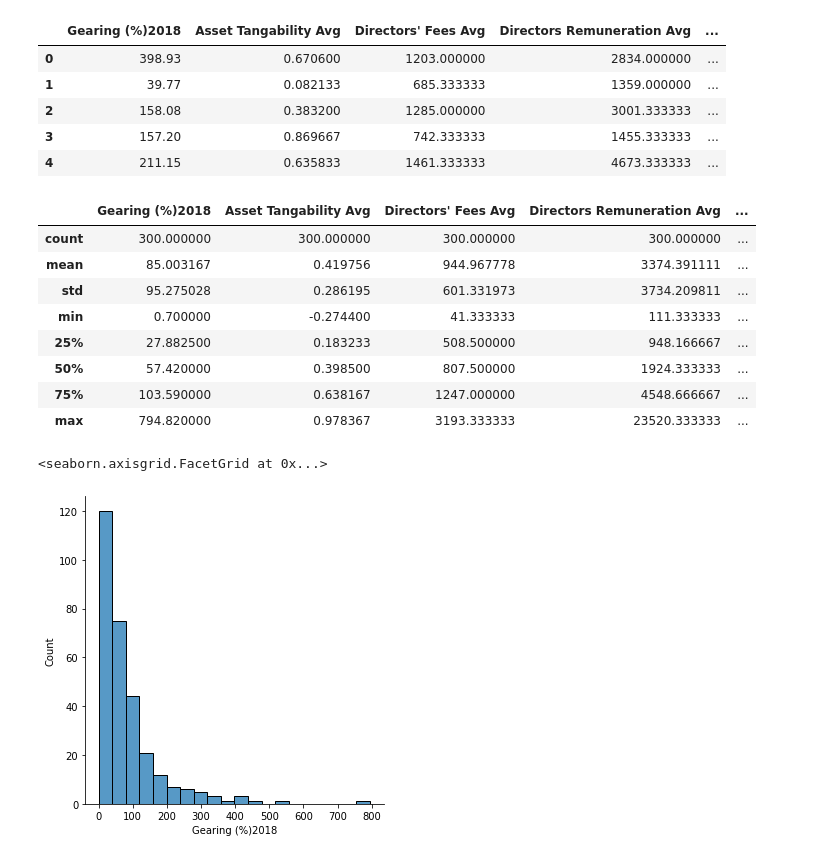
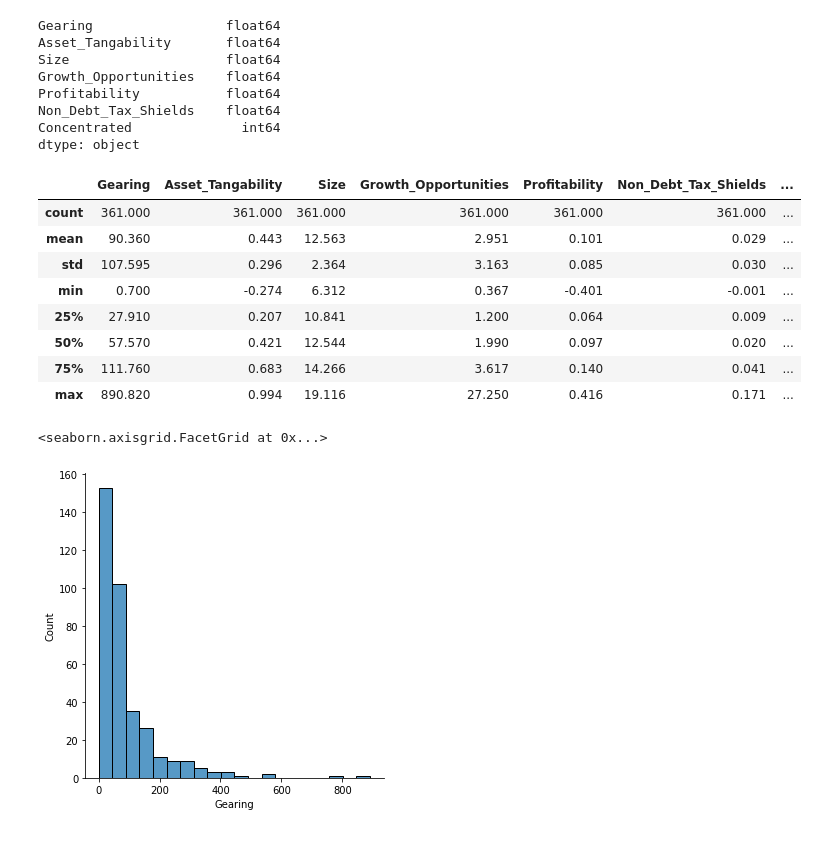
Before and after one commit to 0xNathanW/Financial-Econ-Coursework, a Jupyter notebook: EDA.ipynb, the cells around one changed output. Cells and saved outputs as stored; diff of their text form; code cells hidden in the pictures.

```diff
--- a/EDA.ipynb
+++ b/EDA.ipynb
@@ -10,28 +7,32 @@ import seaborn as sns
 # %%
 # Import data from csv.
-df = pd.read_csv('./RegressionData.csv', encoding="UTF-8")
-df.head()
+df = pd.read_csv('./NewRegressionData.csv', encoding="UTF-8")
+EDAdf = df.copy()
+EDAdf.dtypes
 # %% [output]
-|  | Gearing (%)2018 | Asset Tangability Avg | Directors' Fees Avg | Directors Remuneration Avg | ... |
-| 0 | 398.93 | 0.670600 | 1203.000000 | 2834.000000 | ... |
-| 1 | 39.77 | 0.082133 | 685.333333 | 1359.000000 | ... |
-| 2 | 158.08 | 0.383200 | 1285.000000 | 3001.333333 | ... |
-| 3 | 157.20 | 0.869667 | 742.333333 | 1455.333333 | ... |
-| 4 | 211.15 | 0.635833 | 1461.333333 | 4673.333333 | ... |
+Gearing                 float64
+Asset_Tangability       float64
+Size                    float64
+Growth_Opportunities    float64
+Profitability           float64
+Non_Debt_Tax_Shields    float64
+Concentrated              int64
+dtype: object
-# %%
-df.describe()
-# %% [output]
-|  | Gearing (%)2018 | Asset Tangability Avg | Directors' Fees Avg | Directors Remuneration Avg | ... |
-| count | 300.000000 | 300.000000 | 300.000000 | 300.000000 | ... |
-| mean | 85.003167 | 0.419756 | 944.967778 | 3374.391111 | ... |
-| std | 95.275028 | 0.286195 | 601.331973 | 3734.209811 | ... |
-| min | 0.700000 | -0.274400 | 41.333333 | 111.333333 | ... |
-| 25% | 27.882500 | 0.183233 | 508.500000 | 948.166667 | ... |
-| 50% | 57.420000 | 0.398500 | 807.500000 | 1924.333333 | ... |
-| 75% | 103.590000 | 0.638167 | 1247.000000 | 4548.666667 | ... |
-| max | 794.820000 | 0.978367 | 3193.333333 | 23520.333333 | ... |
+# %%
+pd.set_option('display.float_format', lambda x: '%.3f' % x)
+EDAdf.describe()
+# %% [output]
+|  | Gearing | Asset_Tangability | Size | Growth_Opportunities | Profitability | Non_Debt_Tax_Shields | ... |
+| count | 361.000 | 361.000 | 361.000 | 361.000 | 361.000 | 361.000 | ... |
+| mean | 90.360 | 0.443 | 12.563 | 2.951 | 0.101 | 0.029 | ... |
+| std | 107.595 | 0.296 | 2.364 | 3.163 | 0.085 | 0.030 | ... |
+| min | 0.700 | -0.274 | 6.312 | 0.367 | -0.401 | -0.001 | ... |
+| 25% | 27.910 | 0.207 | 10.841 | 1.200 | 0.064 | 0.009 | ... |
+| 50% | 57.570 | 0.421 | 12.544 | 1.990 | 0.097 | 0.020 | ... |
+| 75% | 111.760 | 0.683 | 14.266 | 3.617 | 0.140 | 0.041 | ... |
+| max | 890.820 | 0.994 | 19.116 | 27.250 | 0.416 | 0.171 | ... |
 # %%
-sns.displot(df["Gearing (%)2018"], kde=False, bins=20)
+sns.displot(EDAdf["Gearing"], kde=False, bins=20)
 # %% [output]
 <seaborn.axisgrid.FacetGrid at 0x...>
-[figure, old version]
+[figure, new version]
```
Also changed, not shown: parts of 7 cells of this notebook, 3 other files.
